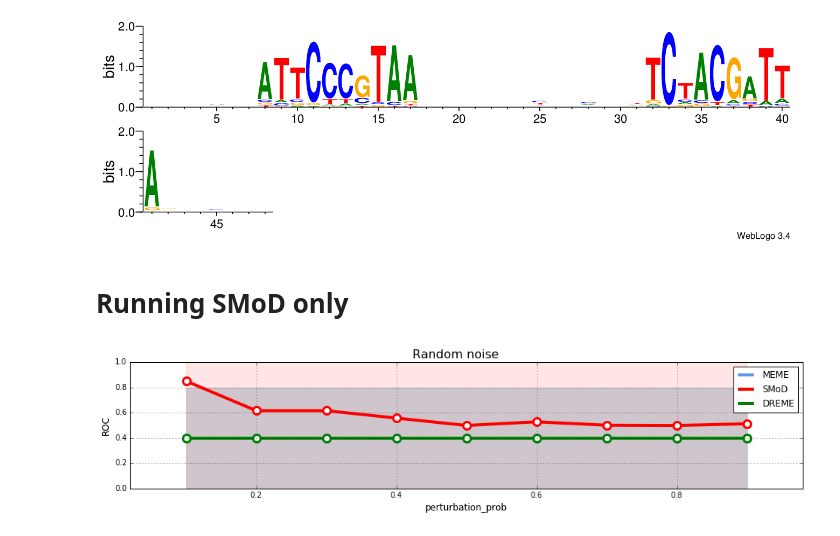
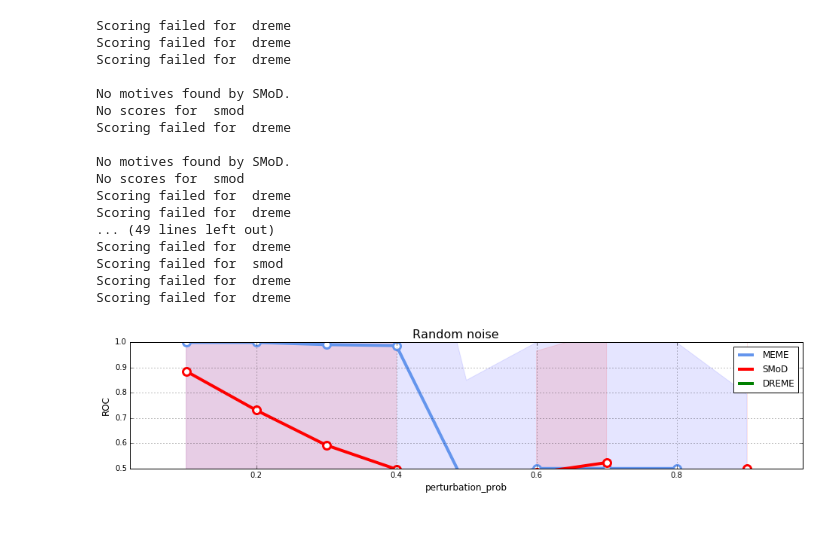
Before and after one commit to fabriziocosta/pyMotif, a Jupyter notebook: Experiment_noise.ipynb, the cells around one changed output. Drawn from its saved outputs; the diff is of its cells as text; code cells hidden in the pictures.

```diff
--- a/Experiment_noise.ipynb
+++ b/Experiment_noise.ipynb
@@ -112,7 +112,7 @@ def run_tool(motif_finder, scoring_criteria, pos_seqs, neg_seqs,
                            std_th=std_th)
         try:
             tool.fit(pos_seqs, neg_seqs)
-        except:
+        except AttributeError:
             print
             print "No motives found by SMoD."
             tool = None
@@ -195,10 +193,6 @@ def evaluate(scoring_criteria='pwm', # ['pwm','hmm']
 
     tool_result = {'smod':[],'meme':[], 'dreme':[]}
     for i in tool_result.keys():
-        # MODIFICATION
-        if i in ['meme', 'dreme']:
-            tool_result[i].append(0.4)
-            continue
         tool = run_tool(motif_finder=i,
                         scoring_criteria = scoring_criteria,
                         pos_seqs=train_pos_seqs,
@@ -223,7 +217,7 @@ def evaluate(scoring_criteria='pwm', # ['pwm','hmm']
             scores = score_seqs(seqs=test_pos_seqs,
                                 n_motives=n_motives,
                                 tool=tool)
-        except:
+        except ValueError:
             print "Scoring failed for ", i
             continue
 
@@ -266,7 +260,7 @@ def plot_results(data, title='Experiment', xlabel='param', ylabel='values'):
 
     d=10.0
     plt.xlim([min(data_x)-(max(data_x) - min(data_x))/d, max(data_x)+(max(data_x) - min(data_x))/d])
-    plt.ylim(ymax=1)
+    plt.ylim(ymin=0.5, ymax=1)
     plt.suptitle(title, fontsize=16)
     plt.xlabel(xlabel, fontsize=12)
     plt.ylabel(ylabel, fontsize=12)
@@ -486,14 +354,7 @@ img = Weblogo().create_logo(seqs=s)
-# %%
-img = Weblogo().create_logo(seqs=s)
-display(Image(img))
-# %% [output]
-[figure, removed]
-# %% [markdown]
-<h1> Running SMoD only </h1>
 # %%
 %%time
 
-def make_results(n_rep=2):
+def make_results(n_rep=5):
     for param in [x/float(10) for x in range(1,10)]:
         if param in smod_setting.keys():
             setting = smod_setting[param]
@@ -504,34 +365,51 @@ def make_results(n_rep=2):
         for rep in range(n_rep):
             tool_result = evaluate(scoring_criteria='pwm',
                                    motif_length=10,
-                                   n_motives=4,
-                                   sequence_length=300,
-                                   n_sequences=500,
+                                   n_motives=2,
+                                   sequence_length=100,
+                                   n_sequences=100,
                                    perturbation_prob=param,
                                    complexity=5,
                                    n_clusters=10,
                                    min_subarray_size=8,
                                    max_subarray_size=12,
                                    p_value=setting['p_value'],
                                    similarity_threshold=setting['similarity_th'],
                                    min_score=setting['min_score'],
                                    min_freq=setting['min_freq'],
                                    min_cluster_size=setting['min_cluster_size'],
                                    regex_th=setting['regex_th'],
                                    sample_size=200,
                                    freq_threshold=setting['freq_th'],
                                    std_th=setting['std_th'])
 
             results['meme'].append(tool_result['meme'])
             results['smod'].append(tool_result['smod'])
             results['dreme'].append(tool_result['dreme'])
         for tool in results.keys():
             R = [r for r in results[tool] if r]
             avg = np.mean(R)
             results[tool] = avg
         yield param, results['meme'], results['smod'], results['dreme']
 
 data = [(param, val_m, val_s, val_d) for param, val_m, val_s, val_d in make_results()]
 plot_results(data, title='Random noise', xlabel='perturbation_prob', ylabel='ROC')
 # %% [output]
+Scoring failed for  dreme
+Scoring failed for  dreme
+Scoring failed for  dreme
+
+No motives found by SMoD.
+No scores for  smod
+Scoring failed for  dreme
+
+No motives found by SMoD.
+No scores for  smod
+Scoring failed for  dreme
+Scoring failed for  dreme
+... (49 lines left out)
+Scoring failed for  dreme
+Scoring failed for  smod
+Scoring failed for  dreme
+Scoring failed for  dreme
-[figure, old version]
+[figure, new version]
```
Also changed, not shown: parts of 21 cells of this notebook, 2 other files.
